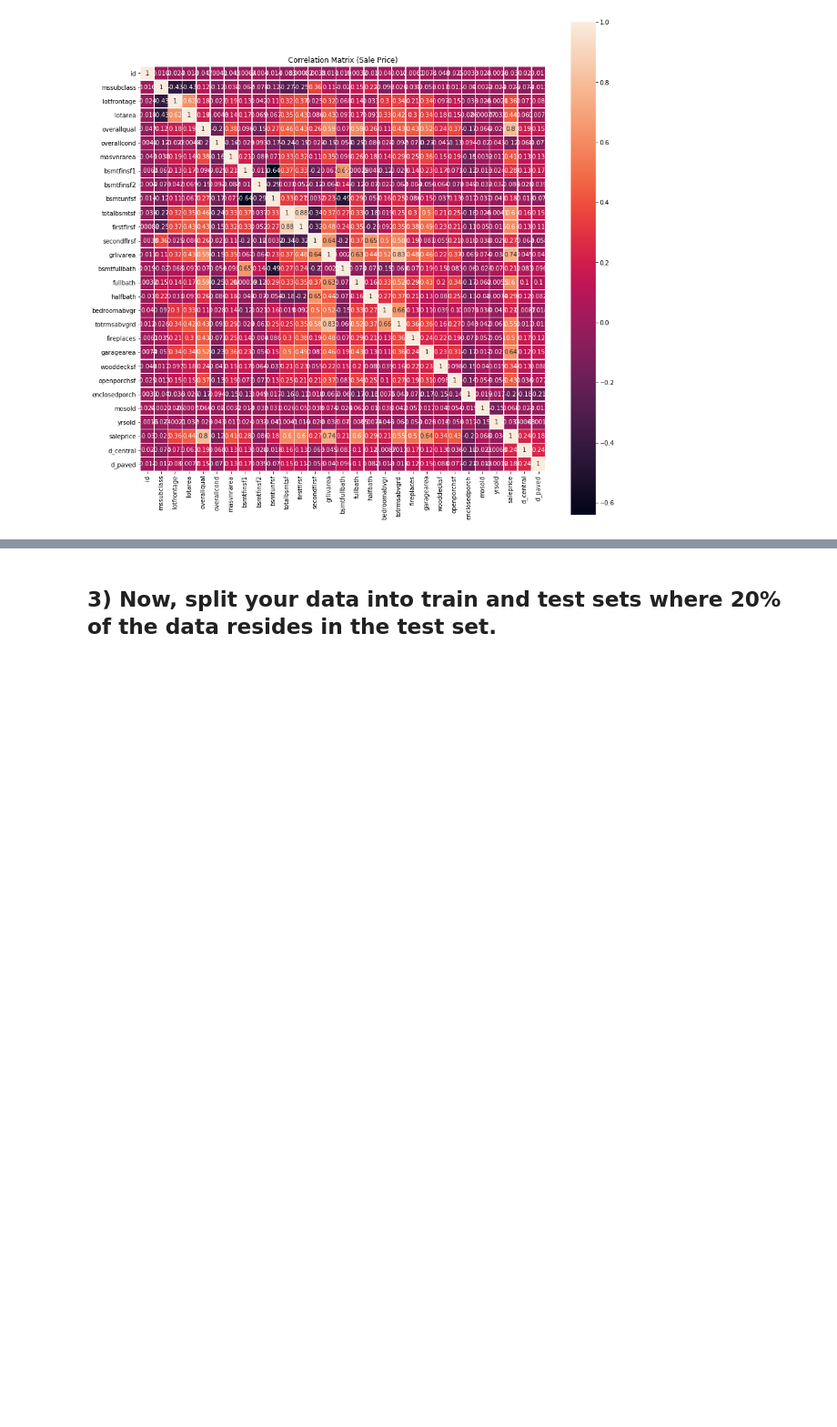
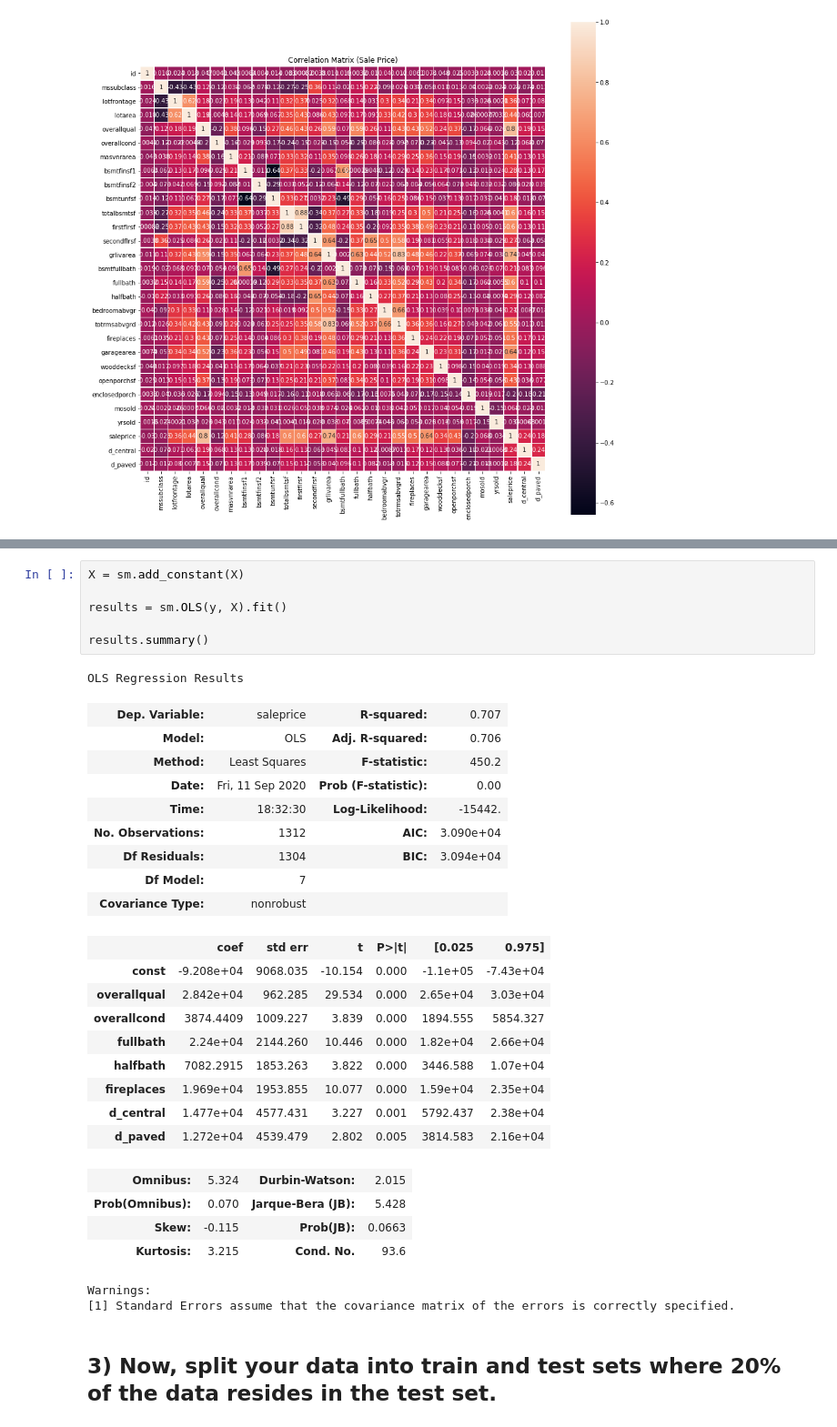
Before and after one commit to ssmcnatt/assignments, a Jupyter notebook: regression-problem-challenge.ipynb, the cells around one changed output, grey strips where cells are left out. Shown at 91% size. Saved outputs shown, nothing was run; the diff lists cells and outputs as text; blank space fills up the shorter version.

```diff
--- a/regression-problem-challenge.ipynb
+++ b/regression-problem-challenge.ipynb
@@ -364,3 +454,35 @@ cat_cols = ['mssubclass', 'overallqual', 'overallcond', 'fullbath', 'halfbath',
+# %%
+X = sm.add_constant(X)
+
+results = sm.OLS(y, X).fit()
+
+results.summary()
+# %% [output]
+OLS Regression Results
+| Dep. Variable: | saleprice | R-squared: | 0.707 |
+| Model: | OLS | Adj. R-squared: | 0.706 |
+| Method: | Least Squares | F-statistic: | 450.2 |
+| Date: | Fri, 11 Sep 2020 | Prob (F-statistic): | 0.00 |
+| Time: | 18:32:30 | Log-Likelihood: | -15442. |
+| No. Observations: | 1312 | AIC: | 3.090e+04 |
+| Df Residuals: | 1304 | BIC: | 3.094e+04 |
+| Df Model: | 7 |  |  |
+| Covariance Type: | nonrobust |  |  |
+|  | coef | std err | t | P>|t| | [0.025 | 0.975] |
+| const | -9.208e+04 | 9068.035 | -10.154 | 0.000 | -1.1e+05 | -7.43e+04 |
+| overallqual | 2.842e+04 | 962.285 | 29.534 | 0.000 | 2.65e+04 | 3.03e+04 |
+| overallcond | 3874.4409 | 1009.227 | 3.839 | 0.000 | 1894.555 | 5854.327 |
+| fullbath | 2.24e+04 | 2144.260 | 10.446 | 0.000 | 1.82e+04 | 2.66e+04 |
+| halfbath | 7082.2915 | 1853.263 | 3.822 | 0.000 | 3446.588 | 1.07e+04 |
+| fireplaces | 1.969e+04 | 1953.855 | 10.077 | 0.000 | 1.59e+04 | 2.35e+04 |
+| d_central | 1.477e+04 | 4577.431 | 3.227 | 0.001 | 5792.437 | 2.38e+04 |
+| d_paved | 1.272e+04 | 4539.479 | 2.802 | 0.005 | 3814.583 | 2.16e+04 |
+| Omnibus: | 5.324 | Durbin-Watson: | 2.015 |
+| Prob(Omnibus): | 0.070 | Jarque-Bera (JB): | 5.428 |
+| Skew: | -0.115 | Prob(JB): | 0.0663 |
+| Kurtosis: | 3.215 | Cond. No. | 93.6 |
+Warnings:
+[1] Standard Errors assume that the covariance matrix of the errors is correctly specified.
 # %% [markdown]
 ## 3) Now, split your data into train and test sets where 20% of the data resides in the test set.
 # %%
```
Also changed, not shown: parts of 22 cells of this notebook.
